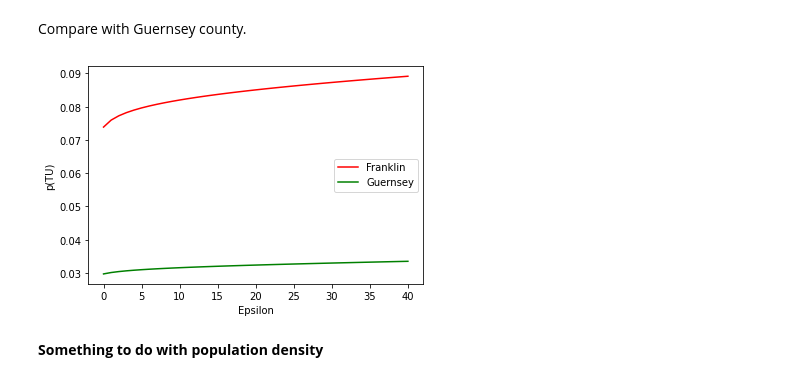
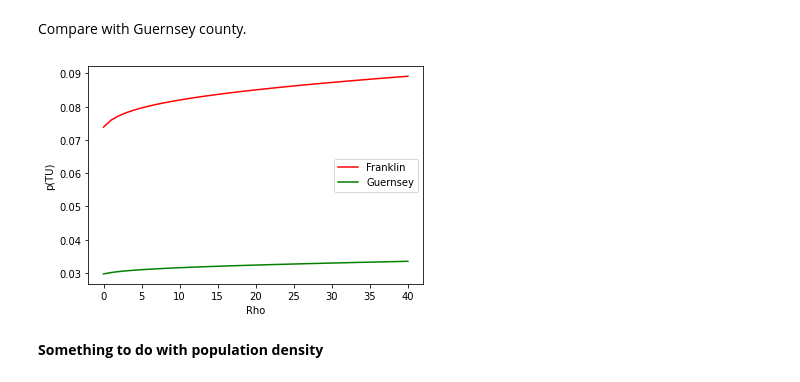
Before and after one commit to linyuehzzz/tda-eval, a Jupyter notebook: cell_uniques.ipynb, the cells around one changed output. Saved outputs shown, nothing was run; the diff lists cells and outputs as text; code cells hidden in the pictures.

```diff
--- a/cell_uniques.ipynb
+++ b/cell_uniques.ipynb
@@ -484,11 +486,12 @@ import numpy as np
 
 # privacy budget allocation
 delta = 10 ** (-10)
-eps = 17.14 * 4/2051
+rho = 2.56 * 4/2051
 
 # calculate sigma (standard deviation)
-sigma = math.sqrt(1 / (2 * eps))
+sigma = math.sqrt(1 / (2 * rho))
 # privacy loss budget in differential privacy
-eps0 = eps + 2 * math.sqrt(eps * math.log(1 / delta))
-eps, eps0, sigma
+eps = rho + 2 * math.sqrt(rho * math.log(1 / delta))
+
+rho, eps, sigma
 # %% [output]
@@ -695,11 +698,12 @@ import numpy as np
 
 # privacy budget allocation
 delta = 10 ** (-10)
-eps = 17.14 * 9/4097
+rho = 2.56 * 9/4097
 
 # calculate sigma (standard deviation)
-sigma = math.sqrt(1 / (2 * eps))
+sigma = math.sqrt(1 / (2 * rho))
 # privacy loss budget in differential privacy
-eps0 = eps + 2 * math.sqrt(eps * math.log(1 / delta))
-eps, eps0, sigma
+eps = rho + 2 * math.sqrt(rho * math.log(1 / delta))
+
+rho, eps, sigma
 # %% [output]
@@ -1218,10 +1222,10 @@ hist1 = pd.crosstab(data_people.GEOID10, data_people.race)
 column_values = hist1[hist1.columns].values.ravel()
 A = pd.unique(column_values)
 
-p_tu_eps = []
+p_tu_rho = []
 for k in np.arange(0.5, 21, 0.5):
-    eps = k * 9/4097
-    sigma = math.sqrt(1 / (2 * eps))
+    rho = k * 9/4097
+    sigma = math.sqrt(1 / (2 * rho))
 
     probs = []
     for i in A:
@@ -1236,9 +1240,9 @@ for k in np.arange(0.5, 21, 0.5):
     p4 = np.unique(u0.values, return_counts=True)[1][1] / (np.unique(u0.values, return_counts=True)[1][1] +
                                                         np.unique(u0.values, return_counts=True)[1][0])
     p_tu = p3 * p4 / sum(probs)
-    p_tu_eps.append(p_tu)
+    p_tu_rho.append(p_tu)
 
-p_tu_eps
+p_tu_rho
 # %% [markdown]
 Compare with Guernsey county.
 # %%
@@ -1251,10 +1255,10 @@ hist1 = pd.crosstab(data_people_g.GEOID10, data_people_g.race)
 column_values = hist1[hist1.columns].values.ravel()
 A = pd.unique(column_values)
 
-p_tu_eps_g = []
+p_tu_rho_g = []
 for k in np.arange(0.5, 21, 0.5):
-    eps = k * 9/4097
-    sigma = math.sqrt(1 / (2 * eps))
+    rho = k * 9/4097
+    sigma = math.sqrt(1 / (2 * rho))
 
     probs = []
     for i in A:
@@ -1269,21 +1273,21 @@ for k in np.arange(0.5, 21, 0.5):
     p4 = np.unique(u0.values, return_counts=True)[1][1] / (np.unique(u0.values, return_counts=True)[1][1] +
                                                         np.unique(u0.values, return_counts=True)[1][0])
     p_tu = p3 * p4 / sum(probs)
-    p_tu_eps_g.append(p_tu)
+    p_tu_rho_g.append(p_tu)
 
-p_tu_eps_g
+p_tu_rho_g
 # %%
 import matplotlib.pyplot as plt
 import numpy as np
 
-plt.plot(np.array(p_tu_eps), color = 'r', label='Franklin')
-plt.plot(np.array(p_tu_eps_g), color = 'g', label='Guernsey')
-plt.xlabel("Epsilon")
+plt.plot(np.array(p_tu_rho), color = 'r', label='Franklin')
+plt.plot(np.array(p_tu_rho_g), color = 'g', label='Guernsey')
+plt.xlabel("Rho")
 plt.ylabel("p(TU)")
 plt.legend()
 plt.show()
 # %% [output]
-[figure, old version]
+[figure, new version]
 # %% [markdown]
 **Something to do with population density**
 # %% [markdown]
```
Also changed, not shown: parts of 29 cells of this notebook.
